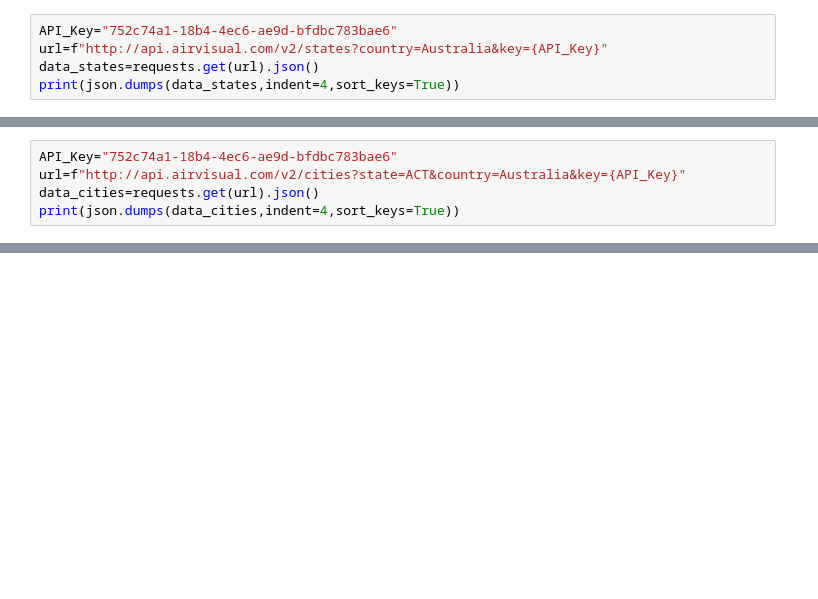
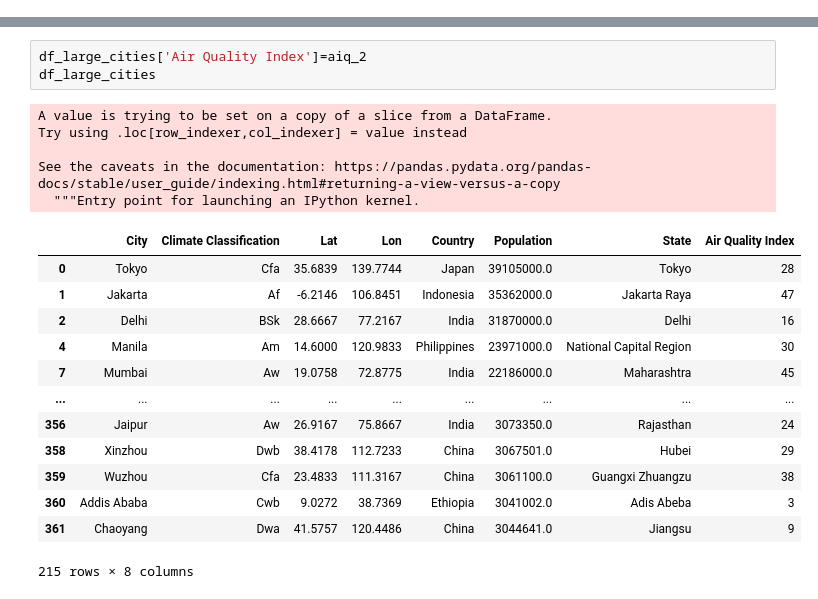
Before and after one commit to luonri11/project-1-repo, a Jupyter notebook: Pollution by climate zone.ipynb, the cells around one changed output, grey strips where cells are left out. Drawn from its saved outputs; the diff is of its cells as text; blank space fills up the shorter version.

```diff
--- a/Pollution by climate zone.ipynb
+++ b/Pollution by climate zone.ipynb
@@ -99,5 +183,0 @@ AttributeError: 'list' object has no attribute 'values'
-# %%
-API_Key="752c74a1-18b4-4ec6-ae9d-bfdbc783bae6"
-url=f"http://api.airvisual.com/v2/states?country=Australia&key={API_Key}"
-data_states=requests.get(url).json()
-print(json.dumps(data_states,indent=4,sort_keys=True))
@@ -122,5 +183,0 @@ print(json.dumps(data_states,indent=4,sort_keys=True))
-# %%
-API_Key="752c74a1-18b4-4ec6-ae9d-bfdbc783bae6"
-url=f"http://api.airvisual.com/v2/cities?state=ACT&country=Australia&key={API_Key}"
-data_cities=requests.get(url).json()
-print(json.dumps(data_cities,indent=4,sort_keys=True))
@@ -147,0 +243,22 @@ print(json.dumps(data_cities,indent=4,sort_keys=True))
+# %%
+df_large_cities['Air Quality Index']=aiq_2
+df_large_cities
+# %% [output]
+A value is trying to be set on a copy of a slice from a DataFrame.
+Try using .loc[row_indexer,col_indexer] = value instead
+
+See the caveats in the documentation: https://pandas.pydata.org/pandas-docs/stable/user_guide/indexing.html#returning-a-view-versus-a-copy
+  """Entry point for launching an IPython kernel.
+|  | City | Climate Classification | Lat | Lon | Country | Population | State | Air Quality Index |
+| 0 | Tokyo | Cfa | 35.6839 | 139.7744 | Japan | 39105000.0 | Tokyo | 28 |
+| 1 | Jakarta | Af | -6.2146 | 106.8451 | Indonesia | 35362000.0 | Jakarta Raya | 47 |
+| 2 | Delhi | BSk | 28.6667 | 77.2167 | India | 31870000.0 | Delhi | 16 |
+| 4 | Manila | Am | 14.6000 | 120.9833 | Philippines | 23971000.0 | National Capital Region | 30 |
+| 7 | Mumbai | Aw | 19.0758 | 72.8775 | India | 22186000.0 | Maharashtra | 45 |
+| ... | ... | ... | ... | ... | ... | ... | ... | ... |
+| 356 | Jaipur | Aw | 26.9167 | 75.8667 | India | 3073350.0 | Rajasthan | 24 |
+| 358 | Xinzhou | Dwb | 38.4178 | 112.7233 | China | 3067501.0 | Hubei | 29 |
+| 359 | Wuzhou | Cfa | 23.4833 | 111.3167 | China | 3061100.0 | Guangxi Zhuangzu | 38 |
+| 360 | Addis Ababa | Cwb | 9.0272 | 38.7369 | Ethiopia | 3041002.0 | Adis Abeba | 3 |
+| 361 | Chaoyang | Dwa | 41.5757 | 120.4486 | China | 3044641.0 | Jiangsu | 9 |
+215 rows × 8 columns
```
Also changed, not shown: parts of 21 cells of this notebook, 1 other file.
